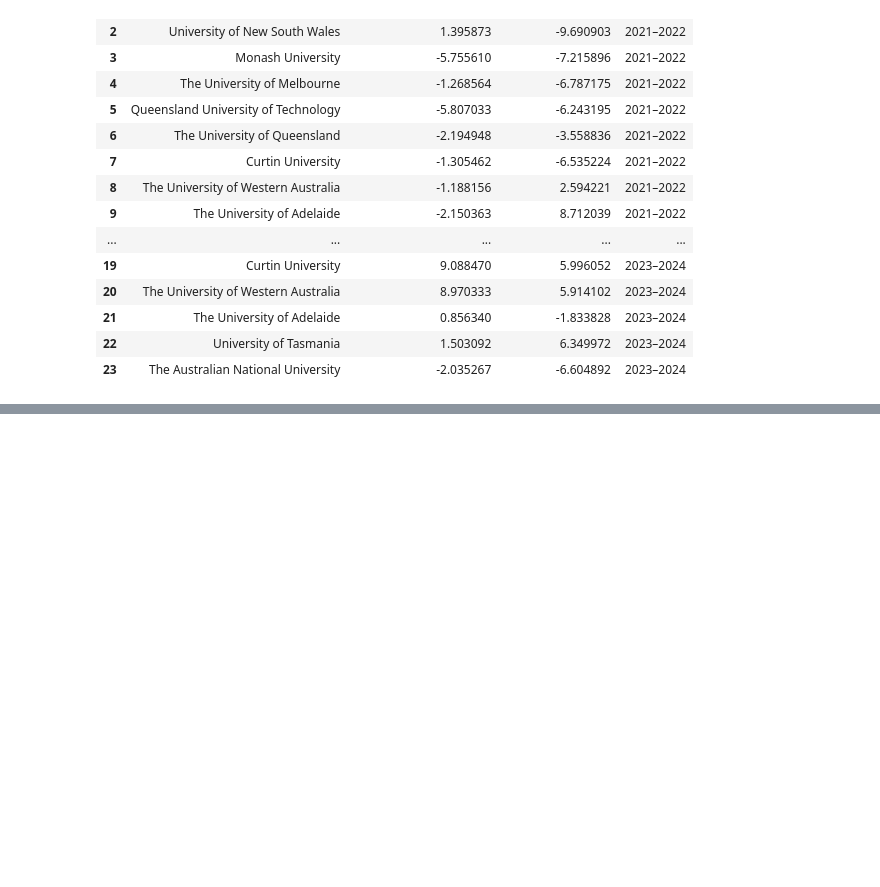
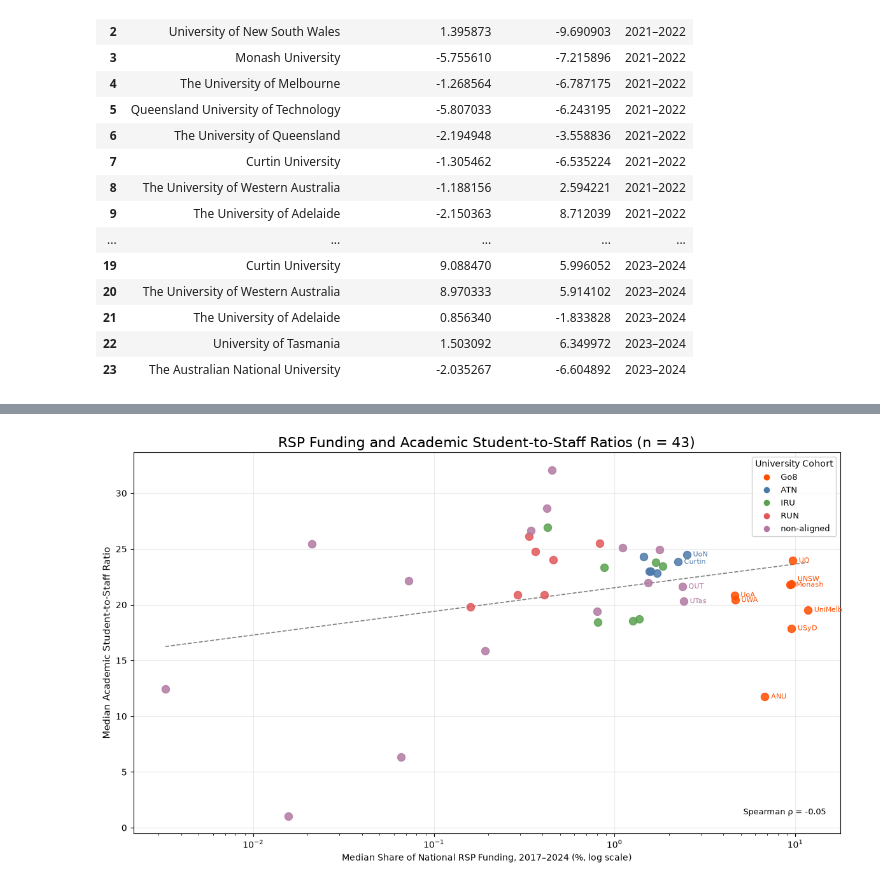
Before and after one commit to samimorris82/UTS-KPI-Intern-Project, a Jupyter notebook: analysis_take4_real.ipynb, the cells around one changed output, grey strips where cells are left out. Drawn from its saved outputs; the diff is of its cells as text; code cells hidden in the pictures; blank space fills up the shorter version.

```diff
--- a/analysis_take4_real.ipynb
+++ b/analysis_take4_real.ipynb
@@ -1438,10 +1624,13 @@ display_names = {
     "Queensland University of Technology": "QUT",
     "QUT": "QUT"
 }
+
 #create graph
+
 fig, ax = plt.subplots(figsize=(12, 7))
 
 #plot each cohort
+
 for cohort in cohort_colours:
 
     data = xs[xs["Cohort"] == cohort]
@@ -1459,13 +1648,19 @@ for cohort in cohort_colours:
         zorder=3
     )
 
-#label universities
+#label top 12 universities
+
+to_label = xs[
+    xs["HEP Name"].isin(top_12_unis)
+].copy()
+
 for _, row in to_label.iterrows():
 
     name = row["HEP Name"]
     label = display_names.get(name, name)
 
     #move UNSW label slightly higher
+
     if label == "UNSW":
         offset = (7, 5)
     else:
@@ -1488,6 +1683,7 @@ for _, row in to_label.iterrows():
     )
 
 #trend line
+
 x = xs["Median_share"]
 y = xs["Median_ratio"]
 
@@ -1515,6 +1711,7 @@ ax.plot(
 )
 
 #spearman correlation
+
 rho, _ = spearmanr(x, y)
 
 ax.text(
@@ -1527,6 +1724,7 @@ ax.text(
 )
 
 #formatting
+
 ax.set_xscale("log")
 
 ax.set_xlabel(
@@ -1547,6 +1745,7 @@ ax.set_title(
 ax.grid(alpha=0.25)
 
 #cohort legend
+
 legend_elements = [
     Line2D(
         [0],
@@ -1554,30 +1753,34 @@ legend_elements = [
         marker="o",
         color="w",
         label=cohort,
         markerfacecolor=colour,
         markersize=8
     )
     for cohort, colour in cohort_colours.items()
     if cohort in xs["Cohort"].unique()
 ]
 
 ax.legend(
     handles=legend_elements,
     title="University Cohort",
     loc="upper right",
     frameon=True,
     framealpha=0.9,
     fontsize=9
 )
 
 #save figure 3
 
 plt.tight_layout()
 
 plt.savefig(
     "RSP_share_vs_ratio.png",
     dpi=300,
     bbox_inches="tight"
 )
+
 #show figure 3
+
 plt.show()
+# %% [output]
+[figure, added]
```
Also changed, not shown: parts of 5 cells of this notebook.
